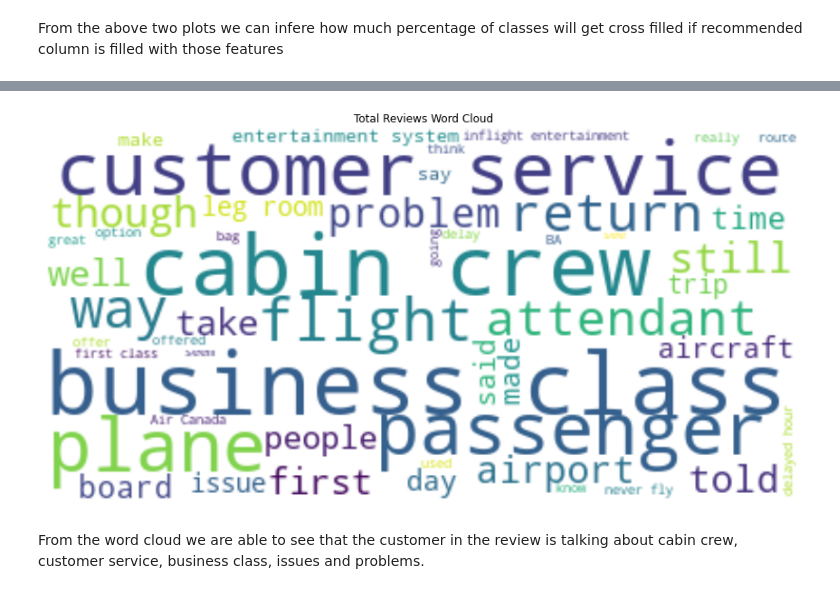
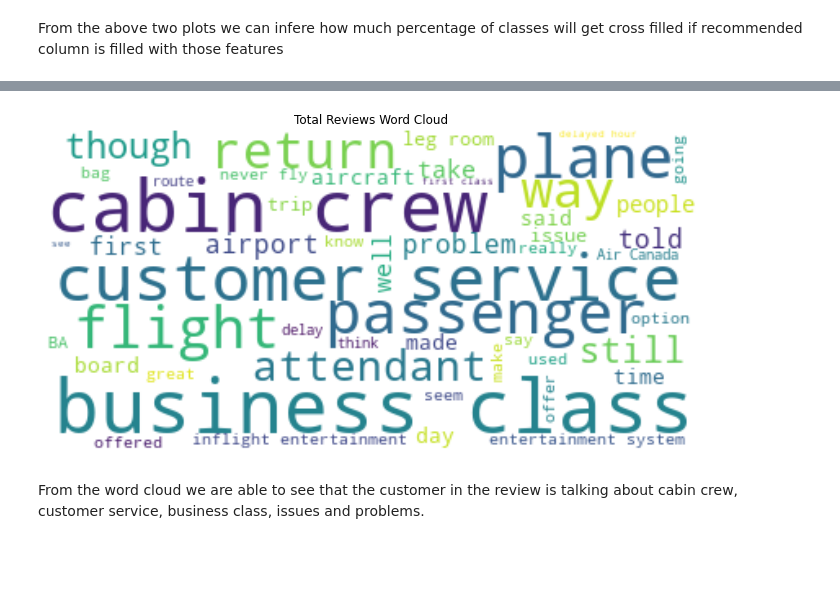
Before and after one commit to keerthana-narra/Airline-passenger-reviews, a Jupyter notebook: N_Sai_Keerthana_Reddy_Capstone_3_Airline_Referal.ipynb, the cells around one changed output, grey strips where cells are left out. Drawn from its saved outputs; the diff is of its cells as text; code cells hidden in the pictures; blank space fills up the shorter version.

```diff
--- a/N_Sai_Keerthana_Reddy_Capstone_3_Airline_Referal.ipynb
+++ b/N_Sai_Keerthana_Reddy_Capstone_3_Airline_Referal.ipynb
@@ -534,13 +533,6 @@ for i_review, review in enumerate(reviews_list):
     review_polarity_scores = sid.polarity_scores(review)
     review_polarity_score_compound = review_polarity_scores['compound']
 
-    '''Uncomment this to print the sentiment score of every review in the dataset.
-
-    print('Review #{:d}: '.format(i_review), end='')
-    for key in sorted(review_polarity_scores.keys()):
-        print('{}: {:.4f}, '.format(key,review_polarity_scores[key]), end='')
-    print('')  '''
-
     reviews_polarity.append(review_polarity_score_compound)
 # %%
 # Adding polarity feature into sent_analysis data frame
@@ -666,29 +655,30 @@ No of rows with different values: 12235
 # %%
+# Total Reviews word cloud
 # Import all necesary libraries
 from wordcloud import  WordCloud, STOPWORDS, ImageColorGenerator
 
 # Get stopwords from wordcloud library
 stopwords = set(STOPWORDS)
 
 # Add some extra words ad hoc for our purpose
 words_ = ['even','given','flight','found','asked','will','now','got','although','one']
 stopwords.update(words_)
 
 # join all reviews
 text = " ".join(review for review in sent_analysis.review_text)
 
 # Generate the image
 wordcloud = WordCloud(stopwords=stopwords, background_color="white", max_words=50).generate(text)
 
 # visualize the image
-fig=plt.figure(figsize=(15, 8))
+fig=plt.figure(figsize=(12, 6))
 plt.imshow(wordcloud, interpolation='bilinear')
 plt.axis("off")
 plt.title('Total Reviews Word Cloud')
 
 plt.show()
 # %% [output]
-[figure, old version]
+[figure, new version]
 # %% [markdown]
 From the word cloud we are able to see that the customer in the review is talking about cabin crew, customer service, business class, issues and problems.
 # %%
```
Also changed, not shown: parts of 58 cells of this notebook.
